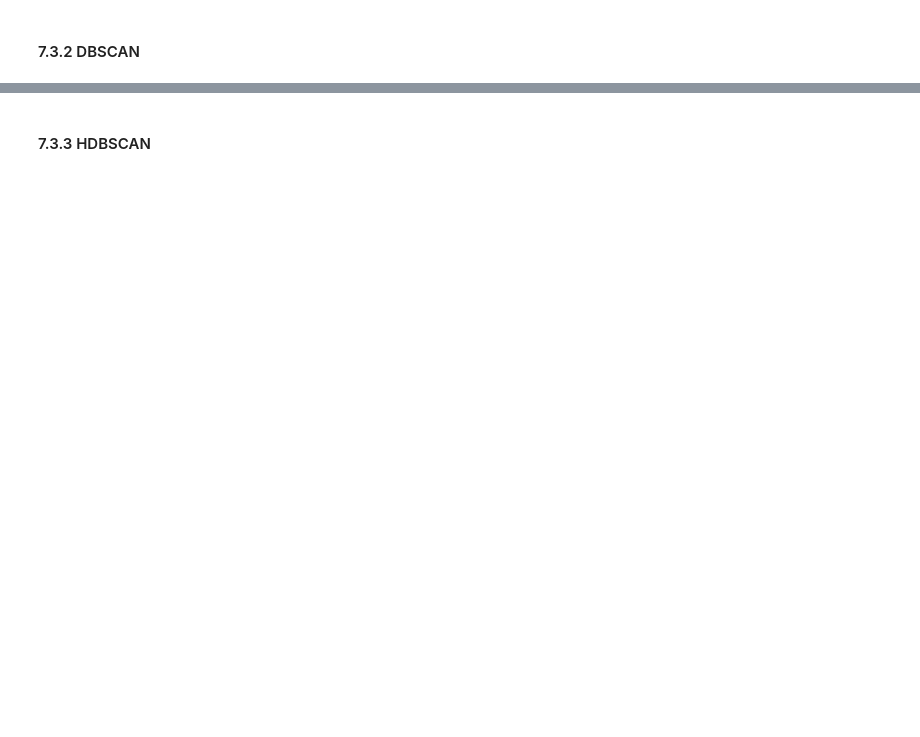
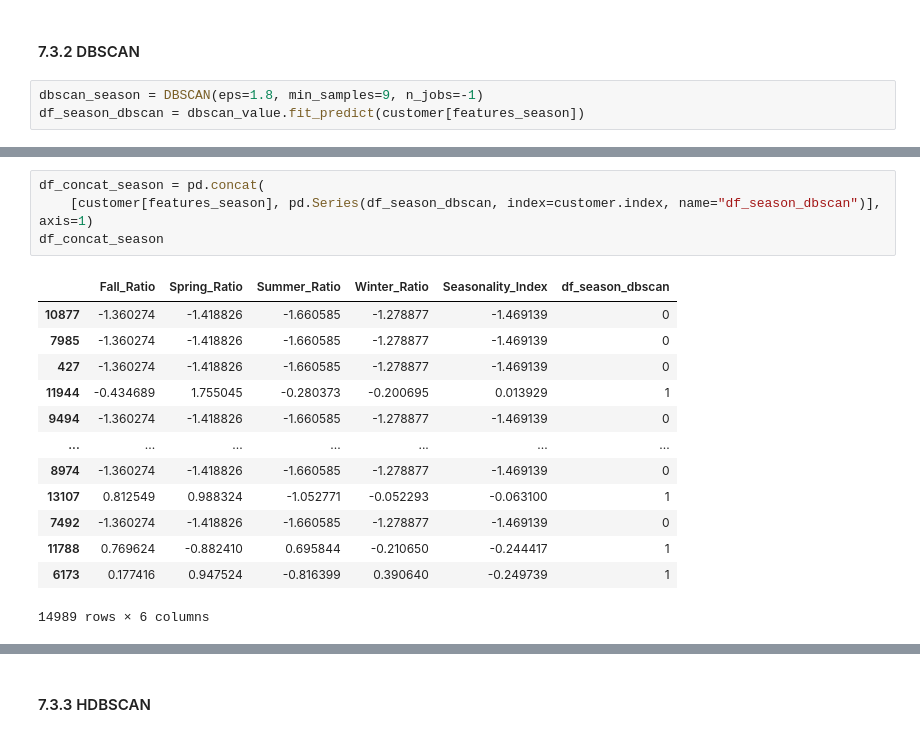
Before and after one commit to brunacaetanofs/DM_Project_Final, a Jupyter notebook: 16_10_DM.ipynb, the cells around one changed output, grey strips where cells are left out. Saved outputs shown, nothing was run; the diff lists cells and outputs as text; blank space fills up the shorter version.

```diff
--- a/16_10_DM.ipynb
+++ b/16_10_DM.ipynb
@@ -1995,2 +2058,5 @@ dtype: int64
 # %% [markdown]
 #### 7.3.2 DBSCAN
+# %%
+dbscan_season = DBSCAN(eps=1.8, min_samples=9, n_jobs=-1)
+df_season_dbscan = dbscan_value.fit_predict(customer[features_season])
@@ -1996,0 +2067,18 @@ dtype: int64
+# %%
+df_concat_season = pd.concat(
+    [customer[features_season], pd.Series(df_season_dbscan, index=customer.index, name="df_season_dbscan")], axis=1)
+df_concat_season
+# %% [output]
+|  | Fall_Ratio | Spring_Ratio | Summer_Ratio | Winter_Ratio | Seasonality_Index | df_season_dbscan |
+| 10877 | -1.360274 | -1.418826 | -1.660585 | -1.278877 | -1.469139 | 0 |
+| 7985 | -1.360274 | -1.418826 | -1.660585 | -1.278877 | -1.469139 | 0 |
+| 427 | -1.360274 | -1.418826 | -1.660585 | -1.278877 | -1.469139 | 0 |
+| 11944 | -0.434689 | 1.755045 | -0.280373 | -0.200695 | 0.013929 | 1 |
+| 9494 | -1.360274 | -1.418826 | -1.660585 | -1.278877 | -1.469139 | 0 |
+| ... | ... | ... | ... | ... | ... | ... |
+| 8974 | -1.360274 | -1.418826 | -1.660585 | -1.278877 | -1.469139 | 0 |
+| 13107 | 0.812549 | 0.988324 | -1.052771 | -0.052293 | -0.063100 | 1 |
+| 7492 | -1.360274 | -1.418826 | -1.660585 | -1.278877 | -1.469139 | 0 |
+| 11788 | 0.769624 | -0.882410 | 0.695844 | -0.210650 | -0.244417 | 1 |
+| 6173 | 0.177416 | 0.947524 | -0.816399 | 0.390640 | -0.249739 | 1 |
+14989 rows × 6 columns
```
Also changed, not shown: parts of 36 cells of this notebook.
